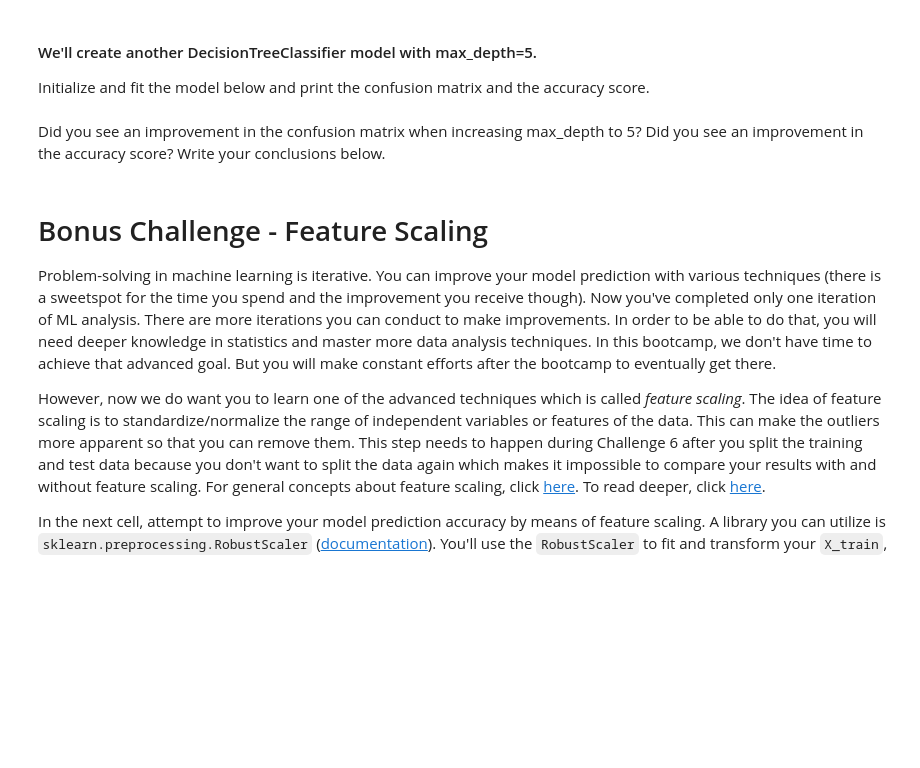
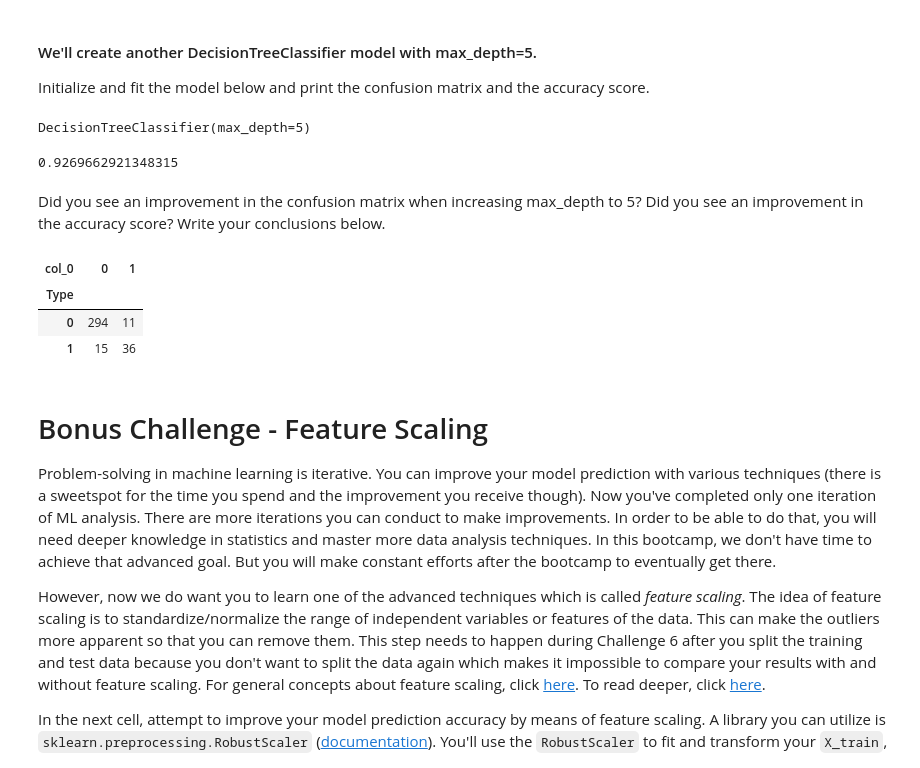
Before and after one commit to Ironhack-Data-Madrid-Octubre-2021/lab-supervised-learning, a Jupyter notebook: your-code/main.ipynb, the cells around one changed output. Saved outputs shown, nothing was run; the diff lists cells and outputs as text; code cells hidden in the pictures; blank space fills up the shorter version.

```diff
--- a/your-code/main.ipynb
+++ b/your-code/main.ipynb
@@ -424,2 +615,12 @@ Initialize and fit the model below and print the confusion matrix and the accura
+# %%
+tree = DecisionTreeClassifier(max_depth=5)
+tree.fit(X_train,y_train)
+# %% [output]
+DecisionTreeClassifier(max_depth=5)
+# %%
+y_pred = tree.predict(X_test)
+accuracy_score(y_test,y_pred)
+# %% [output]
+0.9269662921348315
 # %% [markdown]
 Did you see an improvement in the confusion matrix when increasing max_depth to 5? Did you see an improvement in the accuracy score? Write your conclusions below.
@@ -427,0 +627,9 @@ Did you see an improvement in the confusion matrix when increasing max_depth to
+# %%
+pd.crosstab(
+y_test,
+y_pred)
+# %% [output]
+| col_0 | 0 | 1 |
+| Type |  |  |
+| 0 | 294 | 11 |
+| 1 | 15 | 36 |
```
Also changed, not shown: parts of 52 cells of this notebook.
